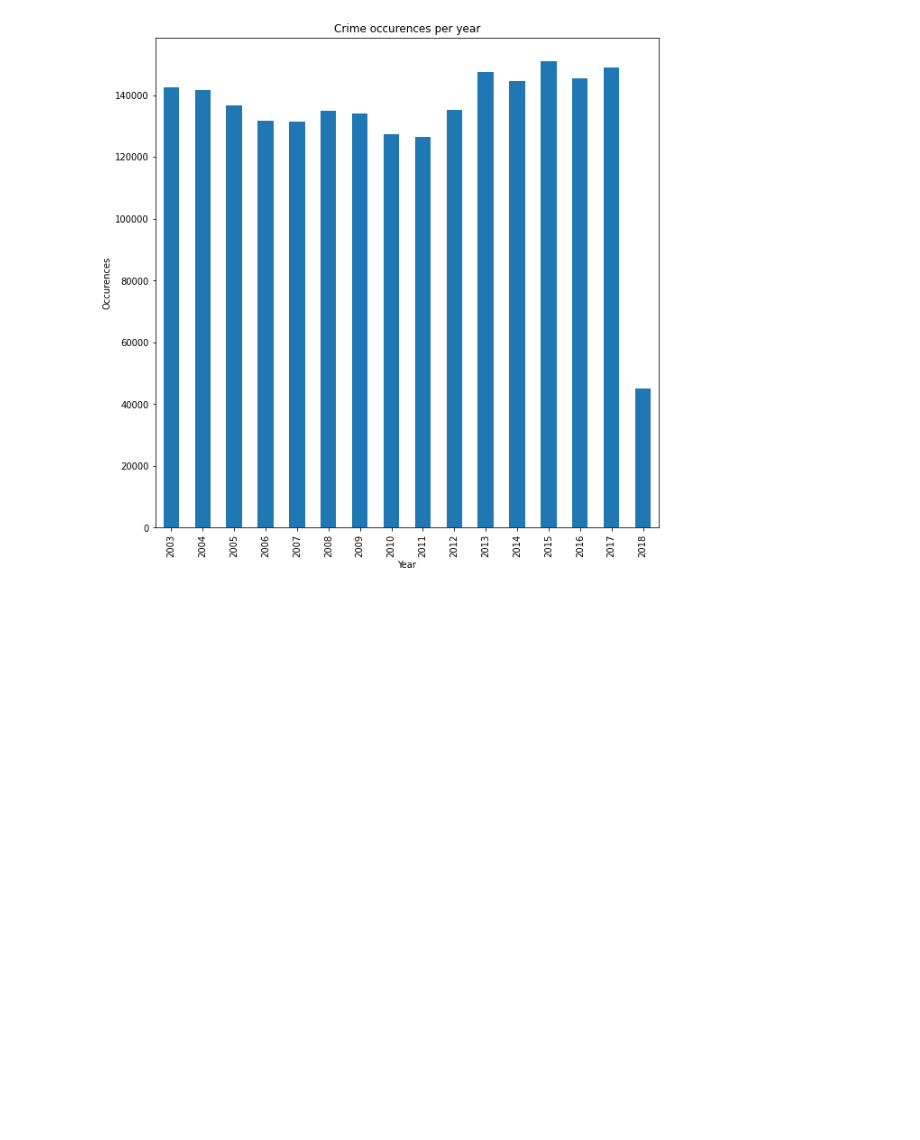
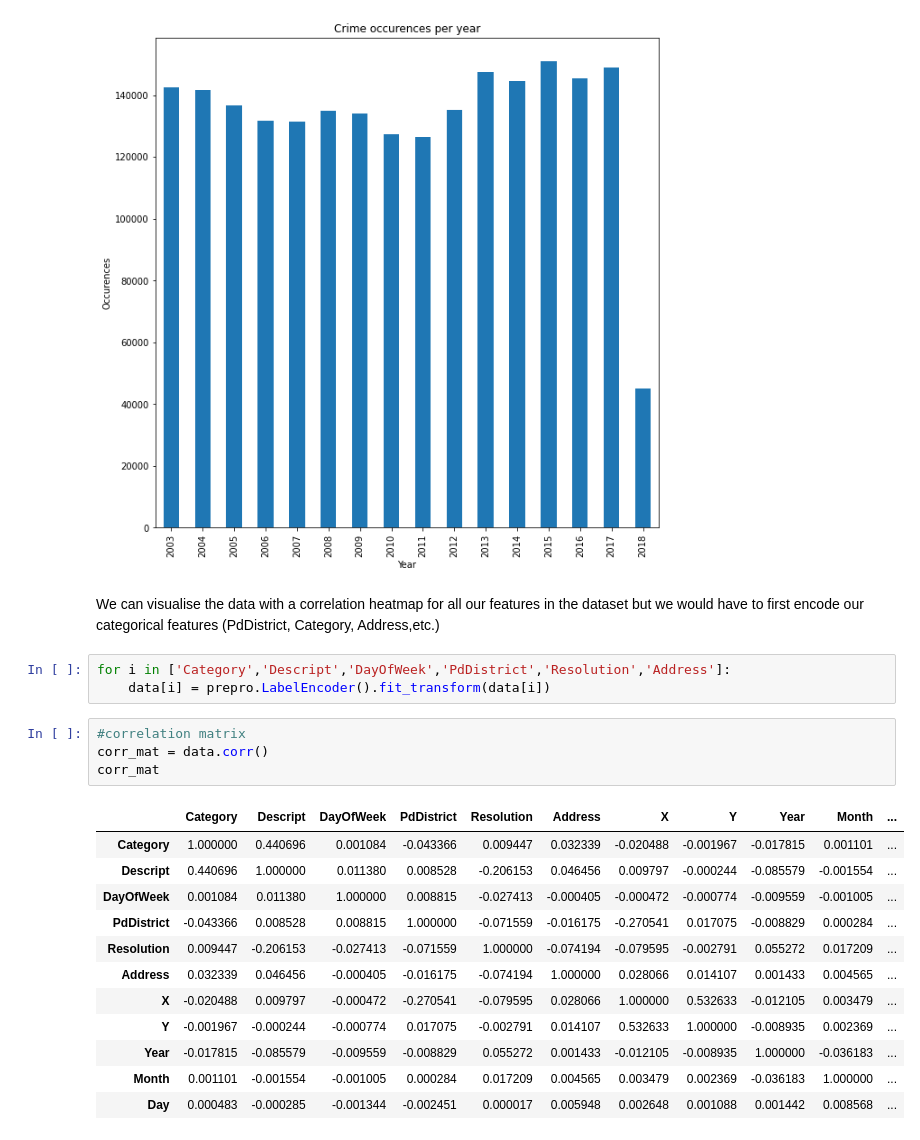
Before and after one commit to rmavlingcar/exploring-sfpd-incident-reports, a Jupyter notebook: Exploring SFPD Police Incident Report Data..ipynb, the cells around one changed output. Drawn from its saved outputs; the diff is of its cells as text; blank space fills up the shorter version.

```diff
--- a/Exploring SFPD Police Incident Report Data..ipynb
+++ b/Exploring SFPD Police Incident Report Data..ipynb
@@ -209,3 +211,25 @@ years_data.plot(kind='bar',xlabel='Year',ylabel='Occurences',title='Crime occure
 # %% [output]
 <AxesSubplot:title={'center':'Crime occurences per year'}, xlabel='Year', ylabel='Occurences'>
 [figure]
+# %% [markdown]
+We can visualise the data with a correlation heatmap for all our features in the dataset but we would have to first encode our categorical features (PdDistrict, Category, Address,etc.)
+# %%
+for i in ['Category','Descript','DayOfWeek','PdDistrict','Resolution','Address']:
+    data[i] = prepro.LabelEncoder().fit_transform(data[i])
+# %%
+#correlation matrix
+corr_mat = data.corr()
+corr_mat
+# %% [output]
+|  | Category | Descript | DayOfWeek | PdDistrict | Resolution | Address | X | Y | Year | Month | ... |
+| Category | 1.000000 | 0.440696 | 0.001084 | -0.043366 | 0.009447 | 0.032339 | -0.020488 | -0.001967 | -0.017815 | 0.001101 | ... |
+| Descript | 0.440696 | 1.000000 | 0.011380 | 0.008528 | -0.206153 | 0.046456 | 0.009797 | -0.000244 | -0.085579 | -0.001554 | ... |
+| DayOfWeek | 0.001084 | 0.011380 | 1.000000 | 0.008815 | -0.027413 | -0.000405 | -0.000472 | -0.000774 | -0.009559 | -0.001005 | ... |
+| PdDistrict | -0.043366 | 0.008528 | 0.008815 | 1.000000 | -0.071559 | -0.016175 | -0.270541 | 0.017075 | -0.008829 | 0.000284 | ... |
+| Resolution | 0.009447 | -0.206153 | -0.027413 | -0.071559 | 1.000000 | -0.074194 | -0.079595 | -0.002791 | 0.055272 | 0.017209 | ... |
+| Address | 0.032339 | 0.046456 | -0.000405 | -0.016175 | -0.074194 | 1.000000 | 0.028066 | 0.014107 | 0.001433 | 0.004565 | ... |
+| X | -0.020488 | 0.009797 | -0.000472 | -0.270541 | -0.079595 | 0.028066 | 1.000000 | 0.532633 | -0.012105 | 0.003479 | ... |
+| Y | -0.001967 | -0.000244 | -0.000774 | 0.017075 | -0.002791 | 0.014107 | 0.532633 | 1.000000 | -0.008935 | 0.002369 | ... |
+| Year | -0.017815 | -0.085579 | -0.009559 | -0.008829 | 0.055272 | 0.001433 | -0.012105 | -0.008935 | 1.000000 | -0.036183 | ... |
+| Month | 0.001101 | -0.001554 | -0.001005 | 0.000284 | 0.017209 | 0.004565 | 0.003479 | 0.002369 | -0.036183 | 1.000000 | ... |
+| Day | 0.000483 | -0.000285 | -0.001344 | -0.002451 | 0.000017 | 0.005948 | 0.002648 | 0.001088 | 0.001442 | 0.008568 | ... |
```
Also changed, not shown: parts of 2 cells of this notebook.
